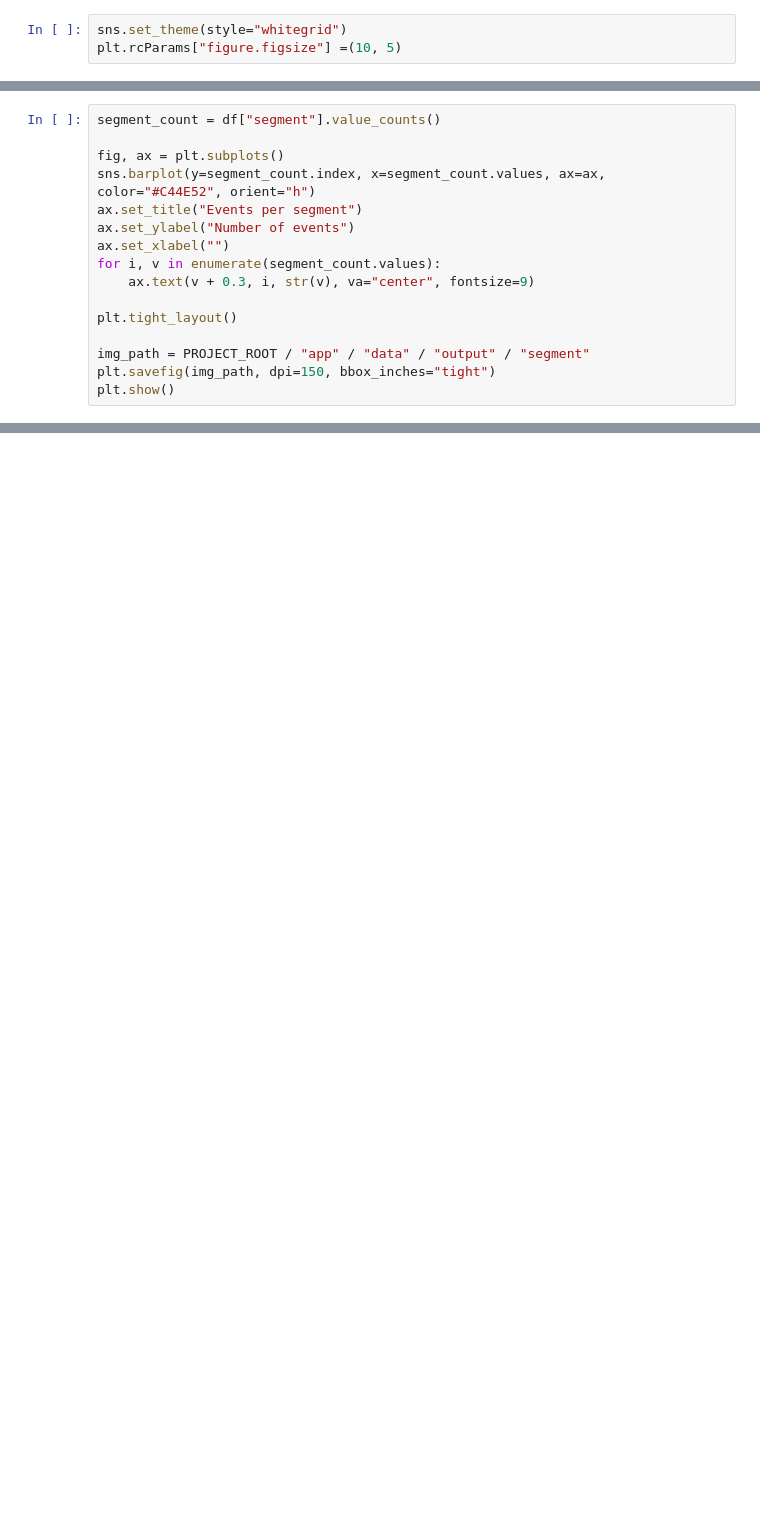
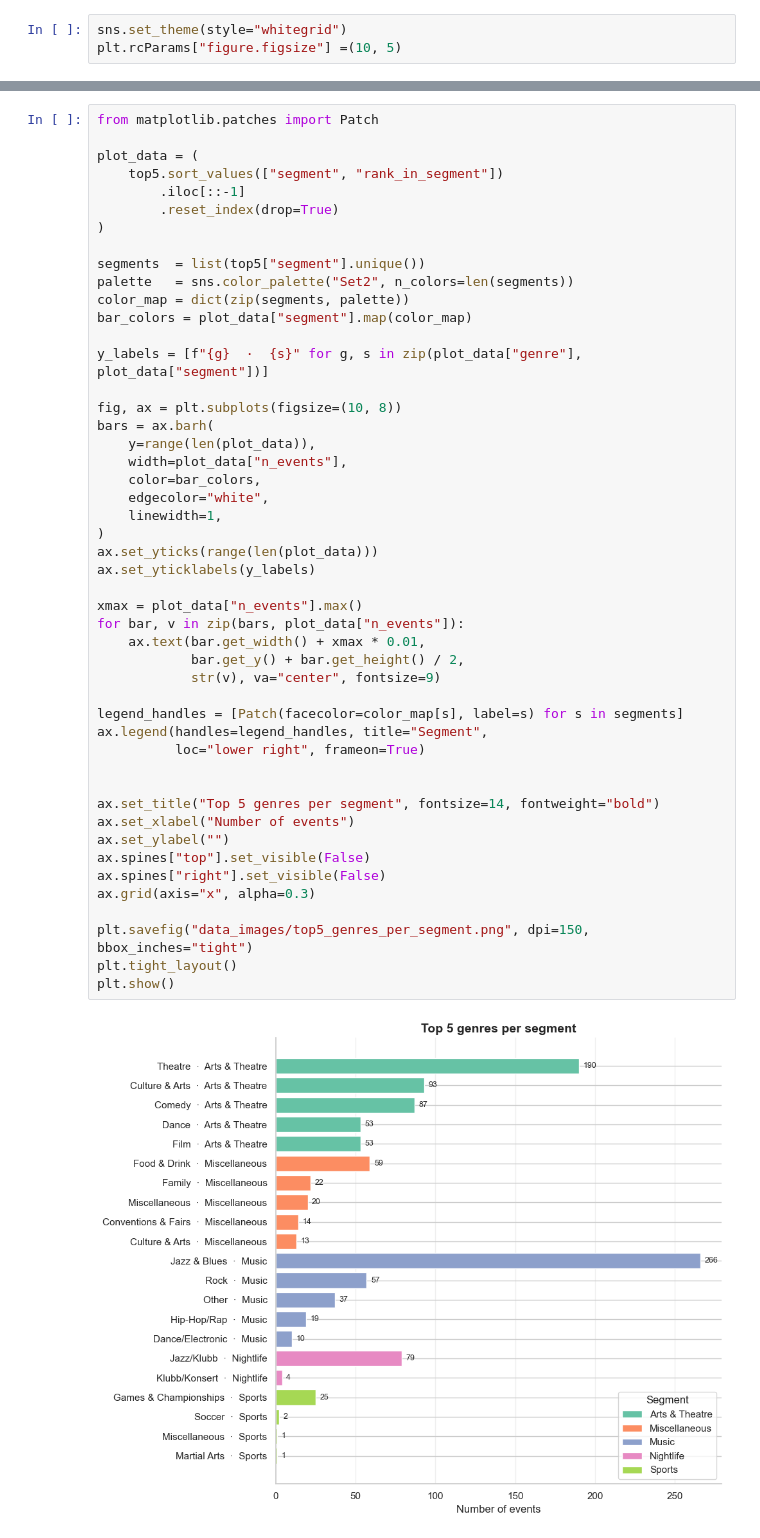
Before and after one commit to LisaYllander92/Visualization_project, a Jupyter notebook: eda/eda_mossad.ipynb, the cells around one changed output, grey strips where cells are left out. Saved outputs shown, nothing was run; the diff lists cells and outputs as text; blank space fills up the shorter version.

```diff
--- a/eda/eda_mossad.ipynb
+++ b/eda/eda_mossad.ipynb
@@ -249,16 +246,0 @@ saved: /Users/lillmossi/Documents/github/Visualization_project/app/data/output/i
-# %%
-segment_count = df["segment"].value_counts()
-
-fig, ax = plt.subplots()
-sns.barplot(y=segment_count.index, x=segment_count.values, ax=ax, color="#C44E52", orient="h")
-ax.set_title("Events per segment")
-ax.set_ylabel("Number of events")
-ax.set_xlabel("")
-for i, v in enumerate(segment_count.values):
-    ax.text(v + 0.3, i, str(v), va="center", fontsize=9)
-
-plt.tight_layout()
-
-img_path = PROJECT_ROOT / "app" / "data" / "output" / "segment"
-plt.savefig(img_path, dpi=150, bbox_inches="tight")
-plt.show()
@@ -286,0 +294,50 @@ Saved: /Users/lillmossi/Documents/github/Visualization_project/eda/data_images/e
+# %%
+from matplotlib.patches import Patch
+
+plot_data = (
+    top5.sort_values(["segment", "rank_in_segment"])
+        .iloc[::-1]
+        .reset_index(drop=True)
+)
+
+segments  = list(top5["segment"].unique())
+palette   = sns.color_palette("Set2", n_colors=len(segments))
+color_map = dict(zip(segments, palette))
+bar_colors = plot_data["segment"].map(color_map)
+
+y_labels = [f"{g}  ·  {s}" for g, s in zip(plot_data["genre"], plot_data["segment"])]
+
+fig, ax = plt.subplots(figsize=(10, 8))
+bars = ax.barh(
+    y=range(len(plot_data)),
+    width=plot_data["n_events"],
+    color=bar_colors,
+    edgecolor="white",
+    linewidth=1,
+)
+ax.set_yticks(range(len(plot_data)))
+ax.set_yticklabels(y_labels)
+
+xmax = plot_data["n_events"].max()
+for bar, v in zip(bars, plot_data["n_events"]):
+    ax.text(bar.get_width() + xmax * 0.01,
+            bar.get_y() + bar.get_height() / 2,
+            str(v), va="center", fontsize=9)
+
+legend_handles = [Patch(facecolor=color_map[s], label=s) for s in segments]
+ax.legend(handles=legend_handles, title="Segment",
+          loc="lower right", frameon=True)
+
+
+ax.set_title("Top 5 genres per segment", fontsize=14, fontweight="bold")
+ax.set_xlabel("Number of events")
+ax.set_ylabel("")
+ax.spines["top"].set_visible(False)
+ax.spines["right"].set_visible(False)
+ax.grid(axis="x", alpha=0.3)
+
+plt.savefig("data_images/top5_genres_per_segment.png", dpi=150, bbox_inches="tight")
+plt.tight_layout()
+plt.show()
+# %% [output]
+[figure, added]
```
Also changed, not shown: parts of 17 cells of this notebook, 3 other files.
